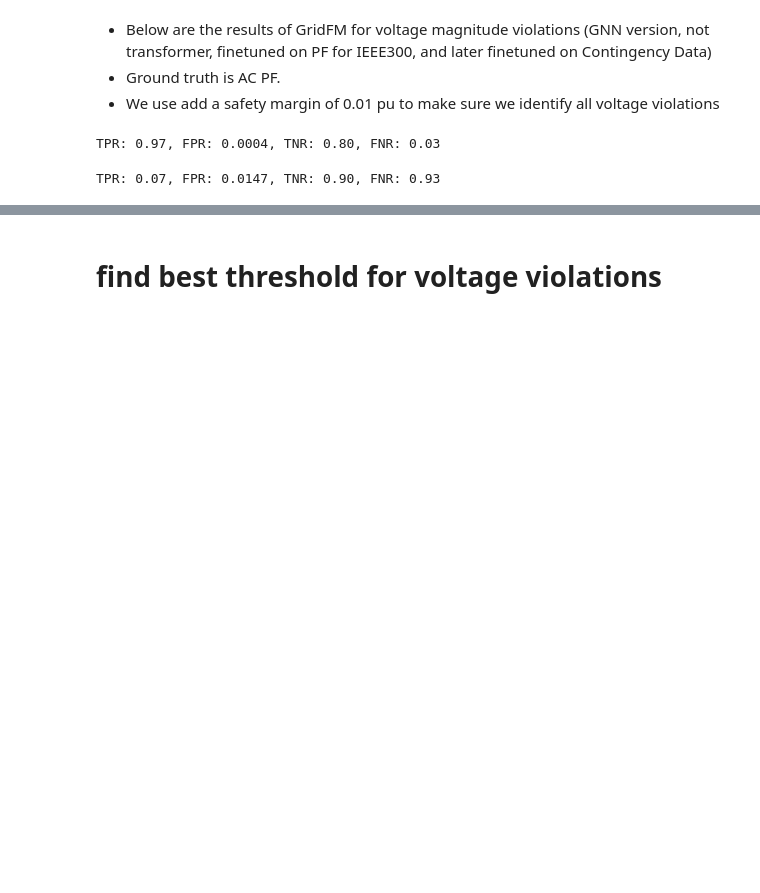
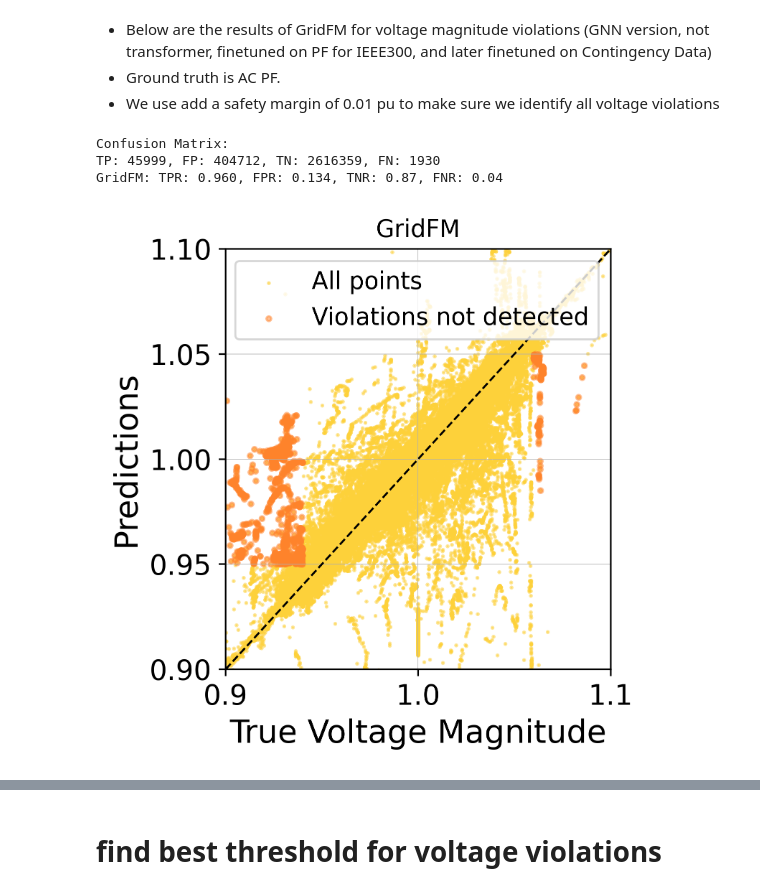
Before and after one commit to gridfm/gridfm-datakit, a Jupyter notebook: notebooks/post_processing.ipynb, the cells around one changed output, grey strips where cells are left out. Cells and saved outputs as stored; diff of their text form; code cells hidden in the pictures; blank space fills up the shorter version.

```diff
--- a/notebooks/post_processing.ipynb
+++ b/notebooks/post_processing.ipynb
@@ -399,27 +476,69 @@ voltage_violations_dc = (pf_node["Vm_dc_corrected"] > pf_node["vmax"]-0.01) | (p
 - Ground truth is AC PF.
 - We use add a safety margin of 0.01 pu to make sure we identify all voltage violations
 # %%
+TP = (voltage_violations & voltage_violations_pred).sum()
+FP = ((~voltage_violations) & voltage_violations_pred).sum()
+TN = ((~voltage_violations) & (~voltage_violations_pred)).sum()
+FN = (voltage_violations & (~voltage_violations_pred)).sum()
 
-# compute TPR, FPR, TNR, FNR
-TPR = (voltage_violations & voltage_violations_pred).sum() / voltage_violations.sum()
-FPR = (voltage_violations & (~voltage_violations_pred)).sum() / (~voltage_violations).sum()
-TNR = (~voltage_violations & ~voltage_violations_pred).sum() / (~voltage_violations).sum()
-FNR = (voltage_violations & (~voltage_violations_pred)).sum() / voltage_violations.sum()
+TPR = TP / (TP + FN)
+FPR = FP / (FP + TN)
+TNR = TN / (TN + FP)
+FNR = FN / (FN + TP)
 
-print(f"TPR: {TPR:.2f}, FPR: {FPR:.4f}, TNR: {TNR:.2f}, FNR: {FNR:.2f}")
+print(f"Confusion Matrix:")
+print(f"TP: {TP}, FP: {FP}, TN: {TN}, FN: {FN}")
+print(f"GridFM: TPR: {TPR:.3f}, FPR: {FPR:.3f}, TNR: {TNR:.2f}, FNR: {FNR:.2f}")
 # %% [output]
-TPR: 0.97, FPR: 0.0004, TNR: 0.80, FNR: 0.03
+Confusion Matrix:
+TP: 45999, FP: 404712, TN: 2616359, FN: 1930
+GridFM: TPR: 0.960, FPR: 0.134, TNR: 0.87, FNR: 0.04
-# %%
-
-# compute TPR, FPR, TNR, FNR
-TPR = (voltage_violations & voltage_violations_dc).sum() / voltage_violations.sum()
-FPR = (voltage_violations & (~voltage_violations_dc)).sum() / (~voltage_violations).sum()
-TNR = (~voltage_violations & ~voltage_violations_dc).sum() / (~voltage_violations).sum()
-FNR = (voltage_violations & (~voltage_violations_dc)).sum() / voltage_violations.sum()
-
-print(f"TPR: {TPR:.2f}, FPR: {FPR:.4f}, TNR: {TNR:.2f}, FNR: {FNR:.2f}")
-# %% [output]
-TPR: 0.07, FPR: 0.0147, TNR: 0.90, FNR: 0.93
+# %%
+import matplotlib.pyplot as plt
+
+# IBM colors
+ibm_orange = "#FF832B"
+ibm_yellow = "#FDD13A"
+
+# Define the intervals
+vm_interval = (0.94, 1.06)
+vm_pred_interval = (0.95, 1.05)
+
+# Identify false negatives
+false_negatives = pf_node[
+    ((pf_node["Vm"] < vm_interval[0]) | (pf_node["Vm"] > vm_interval[1])) &
+    ((pf_node["Vm_pred_corrected"] >= vm_pred_interval[0]) & (pf_node["Vm_pred_corrected"] <= vm_pred_interval[1]))
+]
+
+# Create figure
+fig, ax = plt.subplots(figsize=(4, 4), dpi=400)
+
+# Plot all points
+ax.scatter(pf_node["Vm"], pf_node["Vm_pred_corrected"], s=1, alpha=0.5, color=ibm_yellow, label="All points")
+
+# Overlay false negatives
+ax.scatter(false_negatives["Vm"], false_negatives["Vm_pred_corrected"], s=6, alpha=0.5, color=ibm_orange, label="Violations not detected")
+
+# Plot reference line
+ax.plot([0.9, 1.1], [0.9, 1.1], 'k--', linewidth=1)
+
+# Axes labels and limits
+ax.set_xlabel("True Voltage Magnitude", fontsize=16)
+ax.set_ylabel("Predictions", fontsize=16)
+ax.set_xlim(0.9, 1.1)
+ax.set_ylim(0.9, 1.1)
+
+# Title, grid, legend
+ax.set_title("GridFM", fontsize=12)
+ax.legend(fontsize=12, loc='upper right')
+ax.grid(True, linewidth=0.3)
+ax.tick_params(axis='both', labelsize=14)
+
+plt.tight_layout()
+plt.savefig("scatter_voltage.png")
+plt.show()
+# %% [output]
+[figure, added]
 # %%
 # scatter plot of Va_pred_corrected and va
 plt.scatter(pf_node["Vm"], pf_node["Vm_pred_corrected"], alpha=0.05)
```
Also changed, not shown: parts of 10 cells of this notebook, 2 other files.
